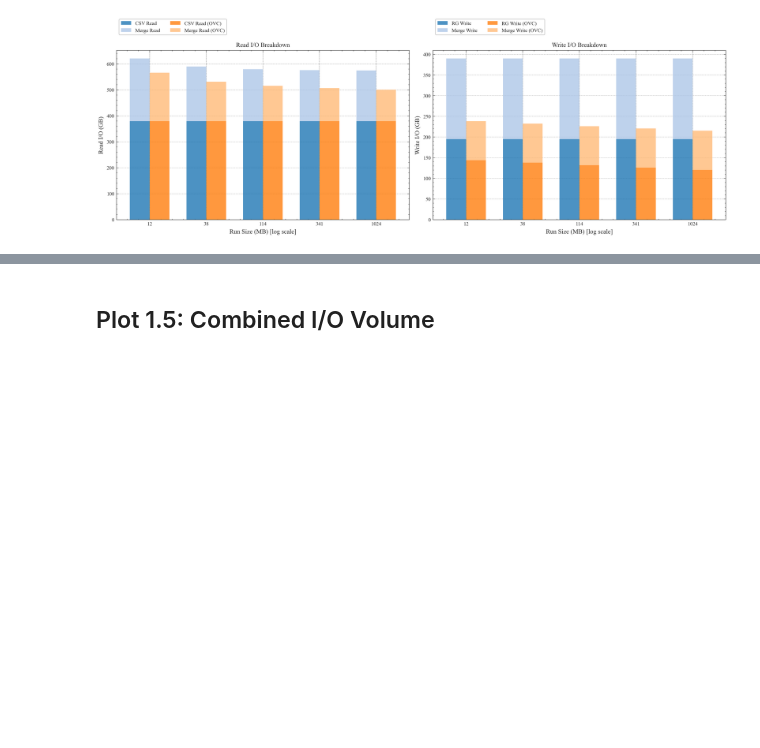
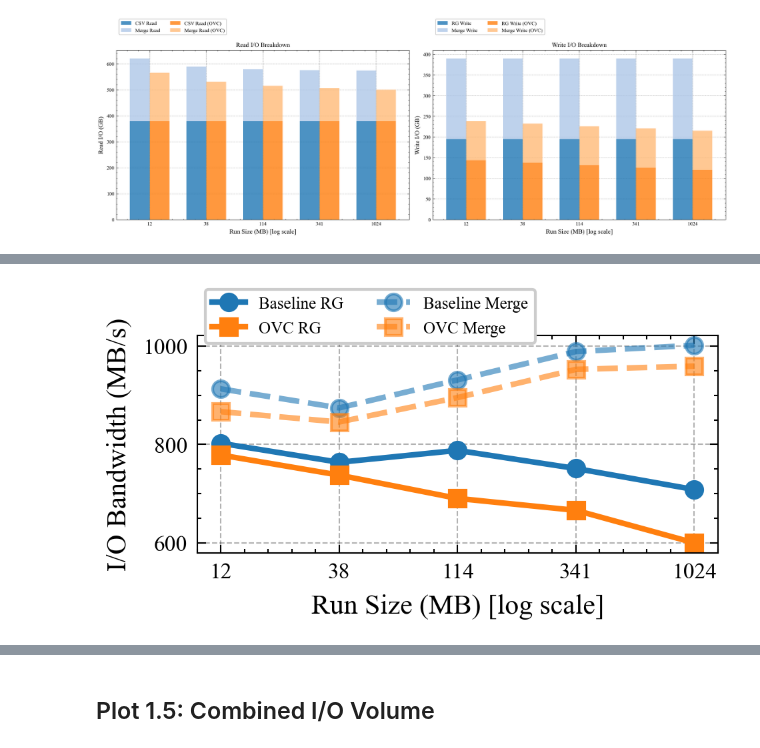
Before and after one commit to cmbenello/es, a Jupyter notebook: logs/run_length_analysis.ipynb, the cells around one changed output, grey strips where cells are left out. Drawn from its saved outputs; the diff is of its cells as text; code cells hidden in the pictures; blank space fills up the shorter version.

```diff
--- a/logs/run_length_analysis.ipynb
+++ b/logs/run_length_analysis.ipynb
@@ -317,0 +361,30 @@ plt.show()
+# %%
+# Create combined plot with both run generation and merge I/O bandwidth
+fig, ax = plt.subplots()
+
+x = np.arange(len(baseline_run_sizes))
+
+# Plot Run Generation I/O Bandwidth
+ax.plot(x, baseline_rg_bandwidth_mbs, 'o-', linewidth=2, markersize=6,
+         label='Baseline RG', color='#1f77b4')
+ax.plot(x, ovc_rg_bandwidth_mbs, 's-', linewidth=2, markersize=6,
+         label='OVC RG', color='#ff7f0e')
+
+# Plot Merge Phase I/O Bandwidth
+ax.plot(x, baseline_m_bandwidth_mbs, 'o--', linewidth=2, markersize=6,
+         label='Baseline Merge', color='#1f77b4', alpha=0.6)
+ax.plot(x, ovc_m_bandwidth_mbs, 's--', linewidth=2, markersize=6,
+         label='OVC Merge', color='#ff7f0e', alpha=0.6)
+
+ax.set_xlabel('Run Size (MB) [log scale]')
+ax.set_ylabel('I/O Bandwidth (MB/s)')
+ax.set_xticks(x)
+ax.set_xticklabels([f'{int(s)}' for s in baseline_run_sizes])
+ax.legend(loc='upper left', bbox_to_anchor=(0, 1.25), ncol=2)
+ax.grid(True, alpha=0.3)
+
+plt.tight_layout()
+plt.savefig('run_length_io_bandwidth_combined.svg', dpi=300)
+plt.show()
+# %% [output]
+[figure, added]
```
Also changed, not shown: parts of 6 cells of this notebook, 26 other files.
